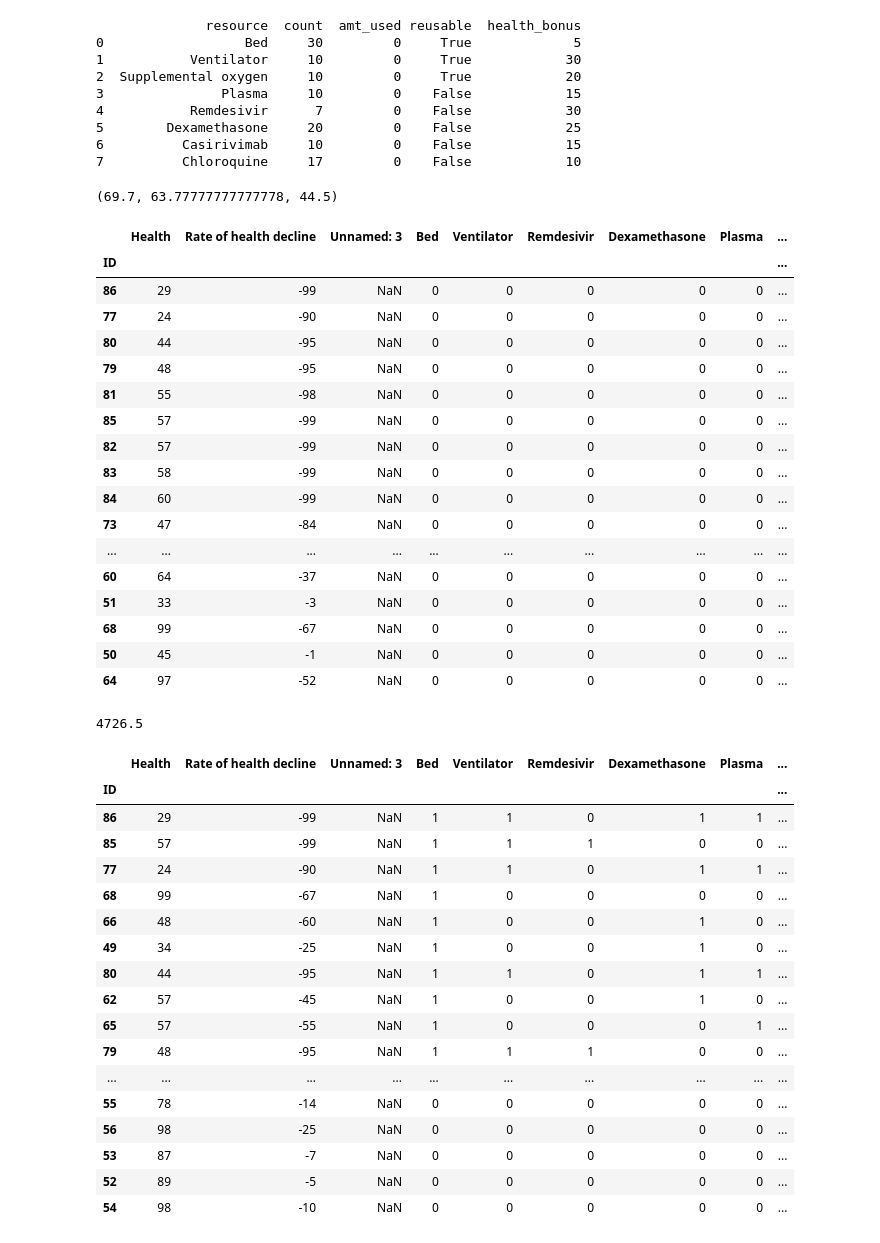
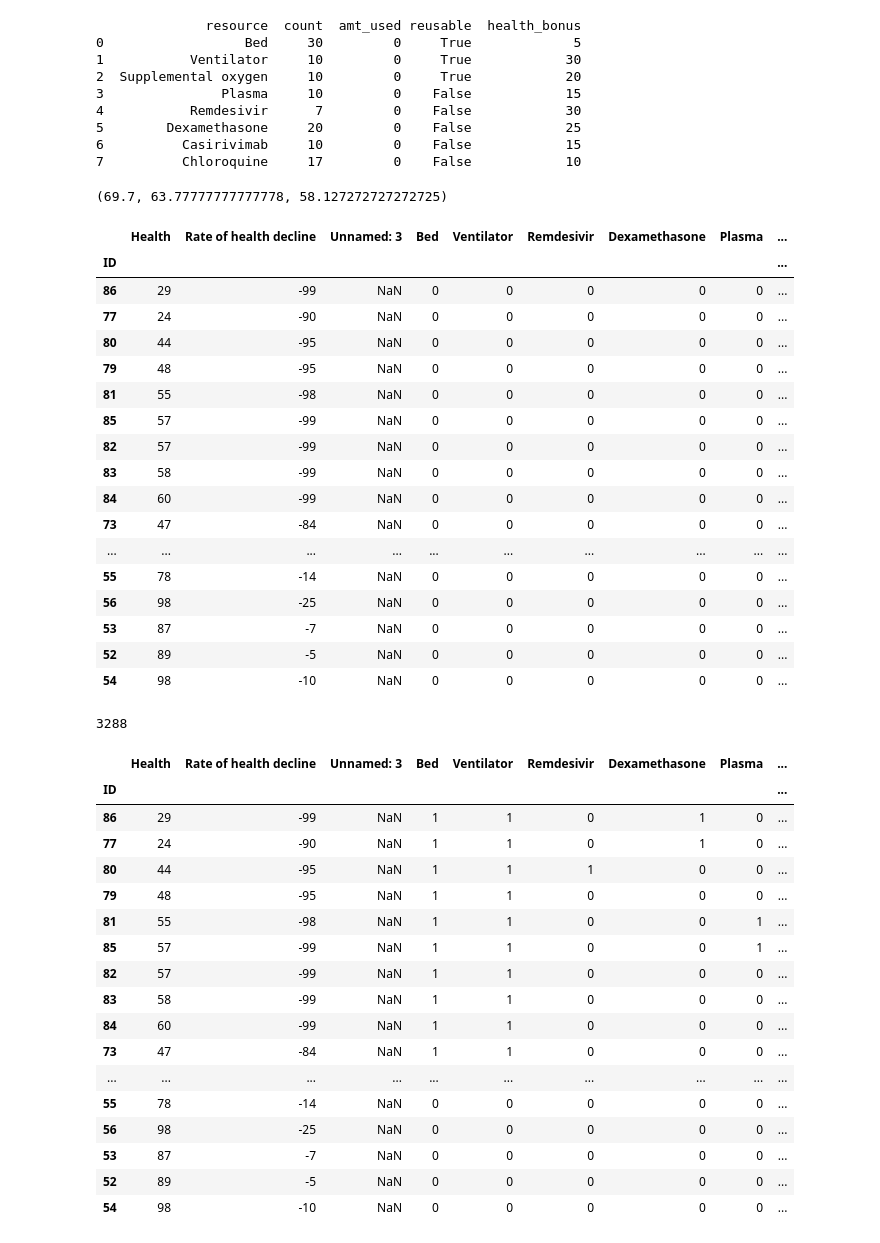
Before and after one commit to fullofentropy/HackTheMachine-1, a Jupyter notebook: game3/Game 3.ipynb, the cells around one changed output. Drawn from its saved outputs; the diff is of its cells as text; code cells hidden in the pictures.

```diff
--- a/game3/Game 3.ipynb
+++ b/game3/Game 3.ipynb
@@ -67,7 +67,7 @@ print(resources_df,"\n")
 # %%
 import random
 sailors_df3 = pd.DataFrame()
-for i in range(80):
+for i in range(55):
     sailors_df3.at[i, "Health"] = random.randrange(1, 101)
     sailors_df3.at[i, "Rate of health decline"] = random.randrange(-99, 0)
 resource_list = ["Bed", "Ventilator", "Remdesivir", "Dexamethasone", "Plasma", "Casirivimab", "Supplemental oxygen", "Chloroquine"]
@@ -76,12 +76,12 @@ for resource in resource_list:
 sailors_df3["Used"] = ""
 sailors_df["Health"].mean(), sailors_df2["Health"].mean(), sailors_df3["Health"].mean()
 # %% [output]
-(69.7, 63.77777777777778, 44.5)
+(69.7, 63.77777777777778, 58.127272727272725)
 # %%
 sailors_df3_temp = sailors_df3.copy()
 sailors_df3_temp["Total"] = sailors_df3["Health"]+sailors_df3["Rate of health decline"]
 sailors_df3_temp.sort_values(by=["Total"], inplace=True)
-sailors_df3_temp.head(30)
+sailors_df3_temp.head(100)
 # %% [output]
 |  | Health | Rate of health decline | Unnamed: 3 | Bed | Ventilator | Remdesivir | Dexamethasone | Plasma | ... |
 | ID |  |  |  |  |  |  |  |  | ... |
@@ -96,11 +96,11 @@ sailors_df3_temp.head(30)
 | 84 | 60 | -99 | NaN | 0 | 0 | 0 | 0 | 0 | ... |
 | 73 | 47 | -84 | NaN | 0 | 0 | 0 | 0 | 0 | ... |
 | ... | ... | ... | ... | ... | ... | ... | ... | ... | ... |
-| 60 | 64 | -37 | NaN | 0 | 0 | 0 | 0 | 0 | ... |
-| 51 | 33 | -3 | NaN | 0 | 0 | 0 | 0 | 0 | ... |
-| 68 | 99 | -67 | NaN | 0 | 0 | 0 | 0 | 0 | ... |
-| 50 | 45 | -1 | NaN | 0 | 0 | 0 | 0 | 0 | ... |
-| 64 | 97 | -52 | NaN | 0 | 0 | 0 | 0 | 0 | ... |
+| 55 | 78 | -14 | NaN | 0 | 0 | 0 | 0 | 0 | ... |
+| 56 | 98 | -25 | NaN | 0 | 0 | 0 | 0 | 0 | ... |
+| 53 | 87 | -7 | NaN | 0 | 0 | 0 | 0 | 0 | ... |
+| 52 | 89 | -5 | NaN | 0 | 0 | 0 | 0 | 0 | ... |
+| 54 | 98 | -10 | NaN | 0 | 0 | 0 | 0 | 0 | ... |
 # %%
 def use_resource(sailors_df, resources_df, resource, indices):
     """
@@ -166,6 +166,8 @@ def ded(sailors_df, resources_df):
         minlist = []
 
 def boosting(sailors_df, resources_df, threshold):
+    if not threshold:
+        return
     def get_bonus(tups):
         total = 0
         for name, bonus in tups:
@@ -233,7 +235,7 @@ def allocation(sailors_df, resources_df, threshold):
     allocate_reusable(sailors_df, resources_df)
     sailors_df["After Reusable"] = sailors_df["Total"]
     ded(sailors_df, resources_df)
-    ethical_boosting(sailors_df, resources_df, threshold)
+    boosting(sailors_df, resources_df, threshold)
 
     return sailors_df, resources_df
 
@@ -241,28 +243,32 @@ def calc_final_score(allocation_df, resources_df):
     final_health = allocation_df["Total"].apply(lambda x: 100 if x > 100 else x)
     final_health = final_health.apply(lambda x: -100 if x < 1 else x)
     resources_df = resources_df[resources_df["reusable"]=="False"]
-    resource_bonus = (resources_df["count"]*resources_df["health_bonus"]).sum()/2
-    return final_health.sum() + resource_bonus
+    #resource_bonus = (resources_df["count"]*resources_df["health_bonus"]).sum()/2
+    #print(resource_bonus)
+    return final_health.sum() #+ resource_bonus
 # %%
 a_df, r_df = allocation(sailors_df, resources_df, False)
-a_df2, r_df2 = allocation(sailors_df2, r_df, False)
+x = calc_final_score(a_df, r_df)
+a_df2, r_df2 = allocation(sailors_df2, r_df, 2)
+y = calc_final_score(a_df2, r_df2)
 a_df3, r_df3 = allocation(sailors_df3, r_df2, True)
-print(calc_final_score(a_df, r_df)+calc_final_score(a_df2, r_df2)+calc_final_score(a_df3, r_df3))
+z = calc_final_score(a_df3, r_df3)
+print(x+y+z)
 a_df3
 # %% [output]
-4726.5
+3288
 |  | Health | Rate of health decline | Unnamed: 3 | Bed | Ventilator | Remdesivir | Dexamethasone | Plasma | ... |
 | ID |  |  |  |  |  |  |  |  | ... |
-| 86 | 29 | -99 | NaN | 1 | 1 | 0 | 1 | 1 | ... |
-| 85 | 57 | -99 | NaN | 1 | 1 | 1 | 0 | 0 | ... |
-| 77 | 24 | -90 | NaN | 1 | 1 | 0 | 1 | 1 | ... |
-| 68 | 99 | -67 | NaN | 1 | 0 | 0 | 0 | 0 | ... |
-| 66 | 48 | -60 | NaN | 1 | 0 | 0 | 1 | 0 | ... |
-| 49 | 34 | -25 | NaN | 1 | 0 | 0 | 1 | 0 | ... |
-| 80 | 44 | -95 | NaN | 1 | 1 | 0 | 1 | 1 | ... |
-| 62 | 57 | -45 | NaN | 1 | 0 | 0 | 1 | 0 | ... |
-| 65 | 57 | -55 | NaN | 1 | 0 | 0 | 0 | 1 | ... |
-| 79 | 48 | -95 | NaN | 1 | 1 | 1 | 0 | 0 | ... |
+| 86 | 29 | -99 | NaN | 1 | 1 | 0 | 1 | 0 | ... |
+| 77 | 24 | -90 | NaN | 1 | 1 | 0 | 1 | 0 | ... |
+| 80 | 44 | -95 | NaN | 1 | 1 | 1 | 0 | 0 | ... |
+| 79 | 48 | -95 | NaN | 1 | 1 | 0 | 0 | 0 | ... |
+| 81 | 55 | -98 | NaN | 1 | 1 | 0 | 0 | 1 | ... |
+| 85 | 57 | -99 | NaN | 1 | 1 | 0 | 0 | 1 | ... |
+| 82 | 57 | -99 | NaN | 1 | 1 | 0 | 0 | 0 | ... |
+| 83 | 58 | -99 | NaN | 1 | 1 | 0 | 0 | 0 | ... |
+| 84 | 60 | -99 | NaN | 1 | 1 | 0 | 0 | 0 | ... |
+| 73 | 47 | -84 | NaN | 1 | 1 | 0 | 0 | 0 | ... |
 | ... | ... | ... | ... | ... | ... | ... | ... | ... | ... |
 | 55 | 78 | -14 | NaN | 0 | 0 | 0 | 0 | 0 | ... |
 | 56 | 98 | -25 | NaN | 0 | 0 | 0 | 0 | 0 | ... |
```
Also changed, not shown: 7 other files.
